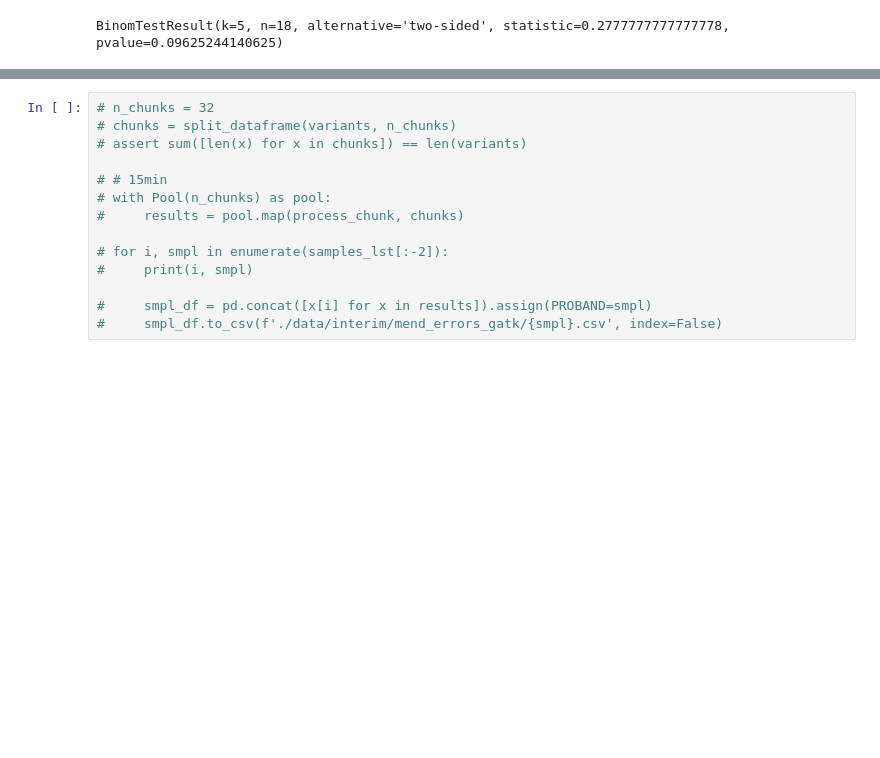
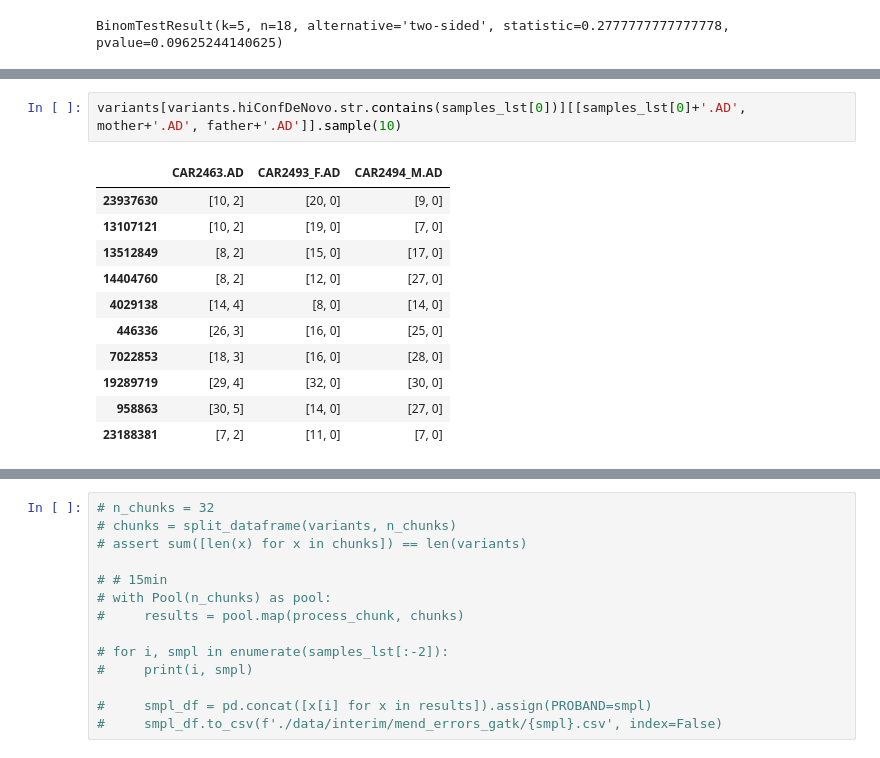
Before and after one commit to mitoclub/AquaSelection, a Jupyter notebook: intersect.ipynb, the cells around one changed output, grey strips where cells are left out. Saved outputs shown, nothing was run; the diff lists cells and outputs as text; blank space fills up the shorter version.

```diff
--- a/intersect.ipynb
+++ b/intersect.ipynb
@@ -316,0 +367,14 @@ dtype: float64
+# %%
+variants[variants.hiConfDeNovo.str.contains(samples_lst[0])][[samples_lst[0]+'.AD', mother+'.AD', father+'.AD']].sample(10)
+# %% [output]
+|  | CAR2463.AD | CAR2493_F.AD | CAR2494_M.AD |
+| 23937630 | [10, 2] | [20, 0] | [9, 0] |
+| 13107121 | [10, 2] | [19, 0] | [7, 0] |
+| 13512849 | [8, 2] | [15, 0] | [17, 0] |
+| 14404760 | [8, 2] | [12, 0] | [27, 0] |
+| 4029138 | [14, 4] | [8, 0] | [14, 0] |
+| 446336 | [26, 3] | [16, 0] | [25, 0] |
+| 7022853 | [18, 3] | [16, 0] | [28, 0] |
+| 19289719 | [29, 4] | [32, 0] | [30, 0] |
+| 958863 | [30, 5] | [14, 0] | [27, 0] |
+| 23188381 | [7, 2] | [11, 0] | [7, 0] |
```
Also changed, not shown: parts of 15 cells of this notebook.
